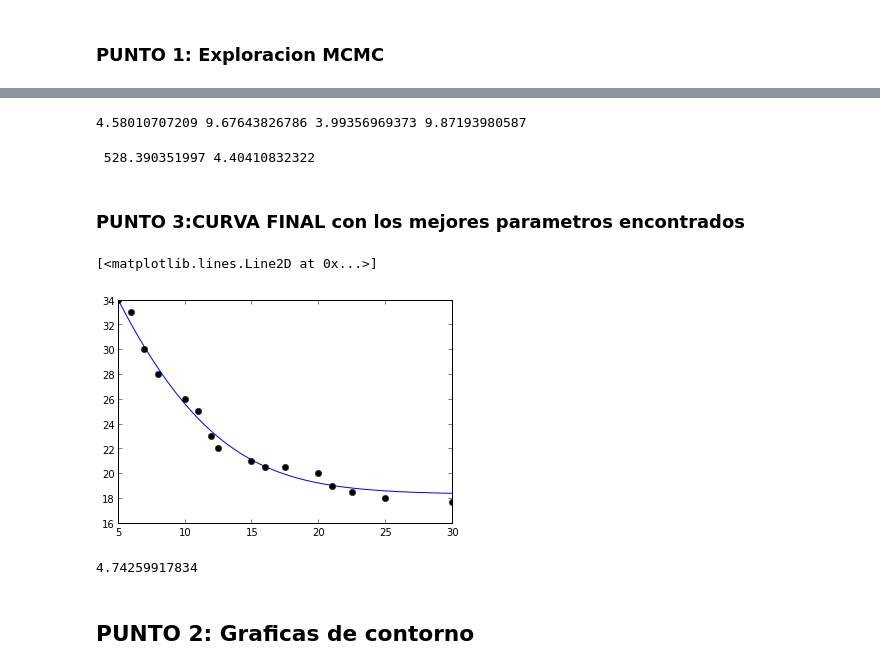
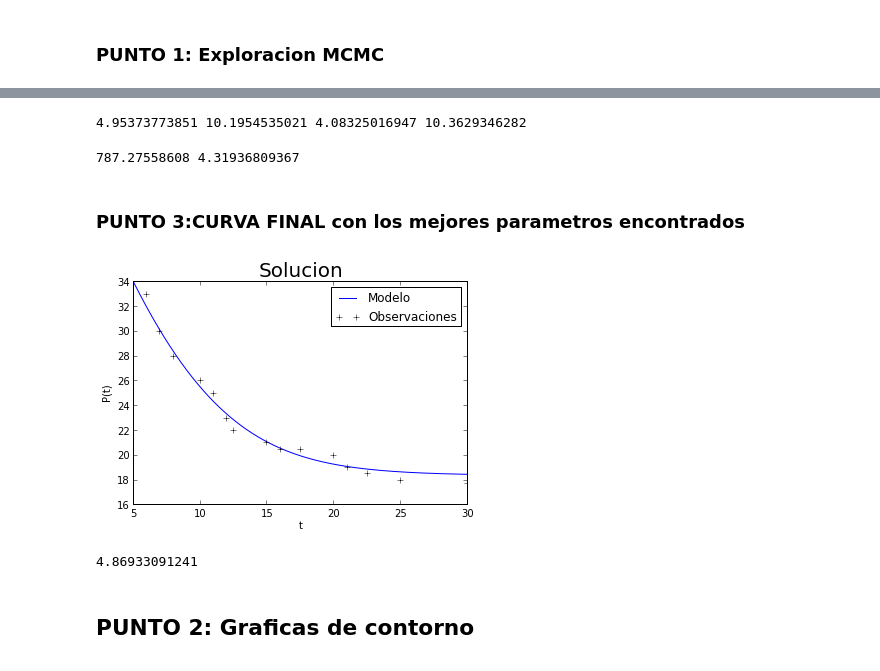
Before and after one commit to nana0220/Tarea_8, a Jupyter notebook: Tarea8.ipynb, the cells around one changed output, grey strips where cells are left out. Drawn from its saved outputs; the diff is of its cells as text; code cells hidden in the pictures.

```diff
--- a/Tarea8.ipynb
+++ b/Tarea8.ipynb
@@ -114,7 +113,7 @@ def filtrar(p_init,time_obs,t,n1):
     return p_init_fil
 # %%
 #Algorithm
-n_iteraciones=800
+n_iteraciones=10000
 n_points=((30-5)*100)+1
 t=linspace(5,30,n_points)
 CHI=empty(0)
@@ -166,38 +165,40 @@ for i in range(n_iteraciones):
 
 print alfa_walk[0], beta_walk[0], alfa_walk[20], beta_walk[20]
 # %% [output]
-4.58010707209 9.67643826786 3.99356969373 9.87193980587
+4.95373773851 10.1954535021 4.08325016947 10.3629346282
 # %%
 #Valores de chi. CHI[n_iteraciones-1] es el valor minimo encontrado del chi
 print CHI[0], CHI[n_iteraciones-1]
 # %% [output]
- 528.390351997 4.40410832322
+787.27558608 4.31936809367
 # %% [markdown]
 ### PUNTO 3:CURVA FINAL con los mejores parametros encontrados
 # %%
 # 1 el valor promedio de cada constante para que sea mas certero
 average_alfa=average(alfa_walk)
 average_beta=average(beta_walk)
 average_So=average(So_walk)
 average_Km1=average(Km1_walk)
 average_Km2=average(Km2_walk)
 
 # 2 Solucion final
 pfinal=modelo(time_obs,average_alfa,average_beta,average_Km1,average_Km2,average_So)
-plot(t,pfinal)
+plot(t,pfinal,label="Modelo")
+title("Solucion",size=20)
+xlabel("t",size=10)
+ylabel("P(t)",size=10)
+plot(time_obs,p_obs,"k+",label="Observaciones")
+legend()
 savefig("Solucion_final.png")
-
-plot(time_obs,p_obs,"ko")
 # %% [output]
-[<matplotlib.lines.Line2D at 0x...>]
-[figure, old version]
+[figure, new version]
 # %%
 #Chi del ajuste final
 pfinal_fil=filtrar(pfinal,time_obs,t,n)
 chifinal=likelihood(p_obs,pfinal_fil)
 print chifinal
 # %% [output]
-4.74259917834
+4.86933091241
 # %% [markdown]
 ## PUNTO 2: Graficas de contorno
 # %% [markdown]
```
Also changed, not shown: parts of 7 cells of this notebook, 1 other file.
